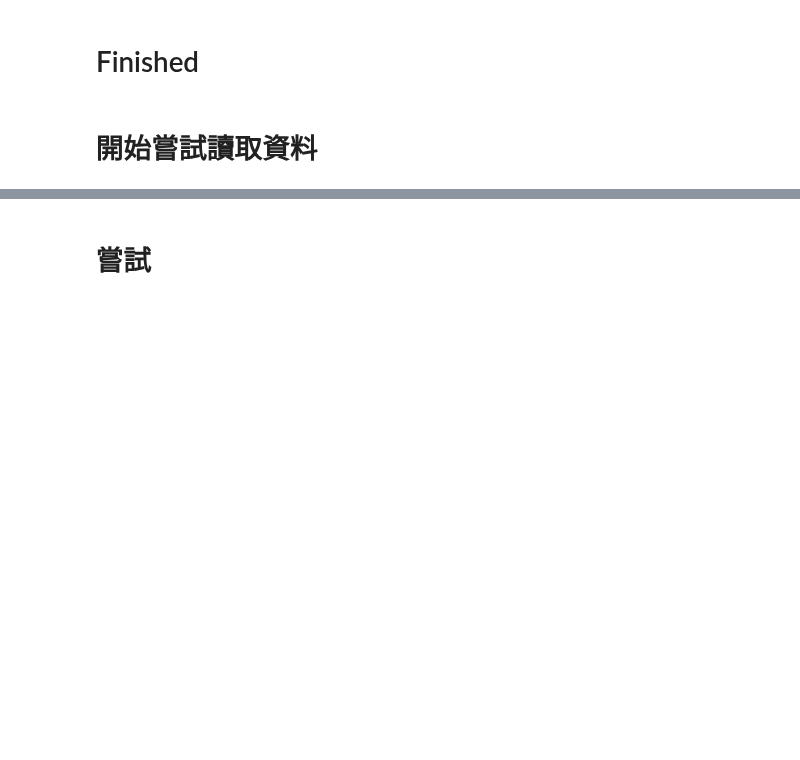
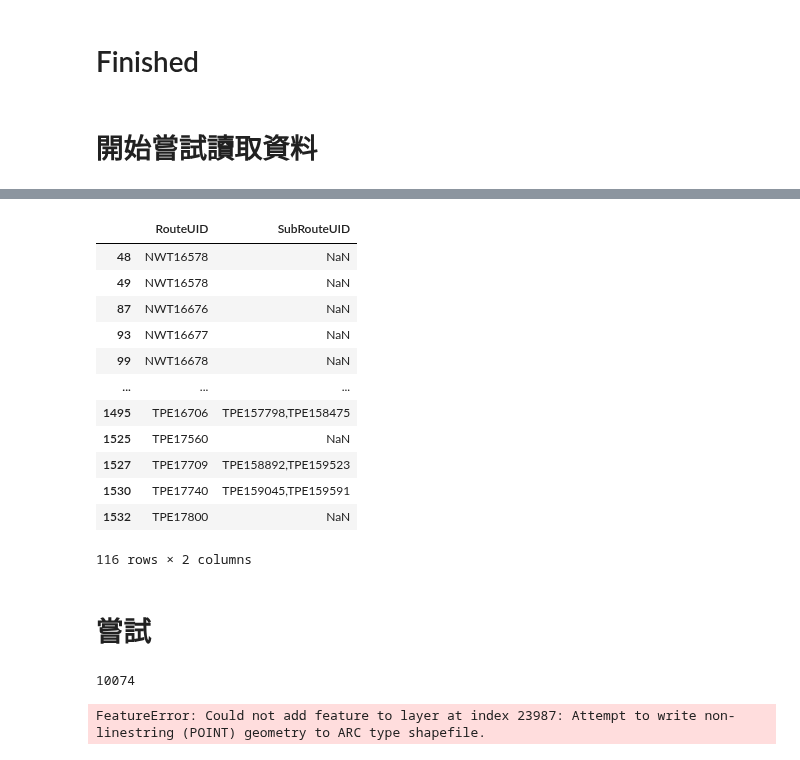
Before and after one commit to KaiChiehKJ/THI-6800-BusTicket, a Jupyter notebook: 02_公車路線shp拆分.ipynb, the cells around one changed output, grey strips where cells are left out. Cells and saved outputs as stored; diff of their text form; code cells hidden in the pictures; blank space fills up the shorter version.

```diff
--- a/02_公車路線shp拆分.ipynb
+++ b/02_公車路線shp拆分.ipynb
@@ -618,2 +649,18 @@ onlyinroute
+# %%
+gdf_route[~gdf_route['SubRouteUID'].isin(in_both_subrouteUID)][['RouteUID','SubRouteUID']]
+# %% [output]
+|  | RouteUID | SubRouteUID |
+| 48 | NWT16578 | NaN |
+| 49 | NWT16578 | NaN |
+| 87 | NWT16676 | NaN |
+| 93 | NWT16677 | NaN |
+| 99 | NWT16678 | NaN |
+| ... | ... | ... |
+| 1495 | TPE16706 | TPE157798,TPE158475 |
+| 1525 | TPE17560 | NaN |
+| 1527 | TPE17709 | TPE158892,TPE159523 |
+| 1530 | TPE17740 | TPE159045,TPE159591 |
+| 1532 | TPE17800 | NaN |
+116 rows × 2 columns
 # %% [markdown]
 # 嘗試
@@ -735,7 +774,7 @@ def split_routes(busroute_select,
 
 
 # 先處理SubRouteUID 一致的路線
-outputfolder = r"D:\B-Project\2025\6800\Technical\12票證資料\TicketAnalysis\00_TDX資料下載\Trial"
+outputfolder = r"D:\B-Project\2025\6800\Technical\12票證資料\TicketAnalysis\00_TDX資料下載\Trial1218"
 
 route_id_col='SubRouteUID'
 route_direction_col='Direction'
@@ -757,10 +796,12 @@ original_gdfroute = []
 for route in list(in_both_subrouteUID):
     for direction in [0,1]:
             # 取得對應的方向的route
-            print("\n\n=====Start=====")
-            print(f"route {route}" )
-            print(f"direction {direction}")
-            print("======")
+            updatelog(file = logfile, text = '[info]: ====== Start:開始拆分路線 ======')
+            updatelog(file = logfile, text = f'[info]: route:{route} / direction:{direction}')
+            # print("\n\n=====Start=====")
+            # print(f"route {route}" )
+            # print(f"direction {direction}")
+            # print("======")
             busroute_select = busroute[ (busroute[route_id_col] == route) & (busroute[route_direction_col] == direction)][[route_id_col,route_direction_col,'geometry' ]].reset_index(drop = True)
             # 也要有對應的seq
             seq_select = seq[ (seq[seq_id_col] == route) & (seq[seq_direction_col] == direction) ].sort_values(seq_seq_col).reset_index(drop = True)
@@ -769,29 +810,29 @@ for route in list(in_both_subrouteUID):
             seq_select = gpd.GeoDataFrame(seq_select, geometry='geometry').drop_duplicates(subset=[seq_seq_col]).reset_index(drop = True)
             seq_select = seq_select.set_crs(epsg=4326, inplace=True)
             if len(seq_select) > 0:
-                print(f"seq_select_{route}_{direction}:", end="　")
-                print(len(seq_select))
+                # print(f"seq_select_{route}_{direction}:", end="　")
+                # print(len(seq_select))
+                updatelog(file = logfile, text = f'[info]: 符合的站序共有:{len(seq_select):,}個點位')
                 original_gdfseq.append(seq_select)
                 original_gdfroute.append(busroute_select)
 
 
                 # 01_將公車站序點位投影到路線上
+                updatelog(file = logfile, text = f'[info]: 站序投影')
                 gdf_snapstop_select = snap_points_to_line(seq_select,
-                                                        busroute_select,
-                                                        route_id_col='SubRouteUID',
-                                                        route_direction_col='Direction',
-                                                        seq_id_col='SubRouteUID',
-                                                        seq_direction_col='Direction',
-                                                        seq_lat_col='PositionLat',
-                                                        seq_lng_col='PositionLon')
+                                                          busroute_select,
+                                                          route_id_col='SubRouteUID',
+                                                          route_direction_col='Direction',
+                                                          seq_id_col='SubRouteUID',
+                                                          seq_direction_col='Direction',
+                                                          seq_lat_col='PositionLat',
+                                                          seq_lng_col='PositionLon')
                 if len (gdf_snapstop_select) > 0 :
                     gdf_snappoints.append(gdf_snapstop_select)
 
-                # print(f"gdf_snapstop_select_{route}_{direction}:", end="　")
-                # print(len(gdf_snapstop_select))
 
                 # 02_將路線進行拆分
-                # print(busroute_select.head())
+                updatelog(file = logfile, text = f'[info]: 路線開始拆分')
                 gdf_routesegment_select = split_routes(busroute_select,
                                                     seq_select,
                                                     route_id_col='SubRouteUID',
@@ -802,8 +843,11 @@ for route in list(in_both_subrouteUID):
                                                     seq_lat_col='PositionLat',
                                                     seq_lng_col='PositionLon')
 
-                # print(f"gdf_routesegment_select_{route}_{direction}:", end="　")
-                # print(len(gdf_routesegment_select))
+                updatelog(file = logfile, text = f'[info]: 拆分後的路段有:{len(gdf_routesegment_select):,}筆路段')
+
+                if len(seq_select) -1 != len(gdf_routesegment_select):
+                    updatelog(file = logfile, text = f'[info]: {route}_{direction} 的路段數量有問題')
+
                 if len (gdf_routesegment_select) > 0 :
                     gdf_snappoints.append(gdf_snapstop_select)
                     gdf_routesegment_select = gdf_routesegment_select.set_crs(epsg=4326, inplace=True)
@@ -813,19 +857,23 @@ print(len(gdf_snappoints))
 if len(gdf_snappoints) > 0 :
     gdf_snappoints = pd.concat(gdf_snappoints)
     gdf_snappoints.to_file(os.path.join(outputfolder, 'SnappedSequence.shp'))
-    print("gdf_snappoints 輸出成功")
+    updatelog(file = logfile, text = f'[info]: gdf_snappoints 輸出成功')
 
 if len(original_gdfseq) > 0 :
     original_gdfseq = pd.concat(original_gdfseq)
     original_gdfseq.to_file(os.path.join(outputfolder, 'original_gdfseq.shp'))
-    print("original_gdfseq 輸出成功")
+    updatelog(file = logfile, text = f'[info]: original_gdfseq 輸出成功')
 
 if len(original_gdfroute) > 0 :
     original_gdfroute = pd.concat(original_gdfroute)
     original_gdfroute.to_file(os.path.join(outputfolder, 'original_gdfroute.shp'))
-    print("original_gdfroute 輸出成功")
+    updatelog(file = logfile, text = f'[info]: original_gdfroute 輸出成功')
 
 if len(gdf_segment_routes) > 0 :
     gdf_segment_routes = pd.concat(gdf_segment_routes)
-    gdf_segment_routes.to_file(os.path.join(outputfolder, 'gdf_segment_routes.shp'))
-    print("gdf_segment_routes 輸出成功")
+    gdf_segment_routes_line = gdf_segment_routes[gdf_segment_routes.geometry.type.isin(['LineString', 'MultiLineString'])]
+    gdf_segment_routes_line.to_file(os.path.join(outputfolder, 'gdf_segment_routes.shp'))
+    updatelog(file = logfile, text = f'[info]: gdf_segment_routes 輸出成功')
+# %% [output]
+10074
+FeatureError: Could not add feature to layer at index 23987: Attempt to write non-linestring (POINT) geometry to ARC type shapefile.
```
Also changed, not shown: parts of 16 cells of this notebook.
